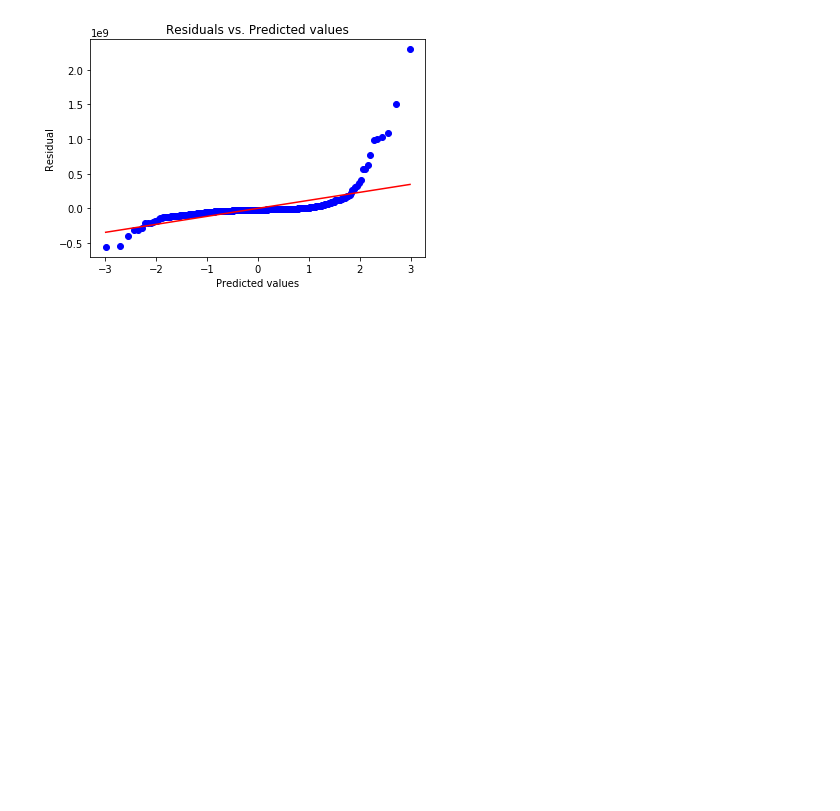
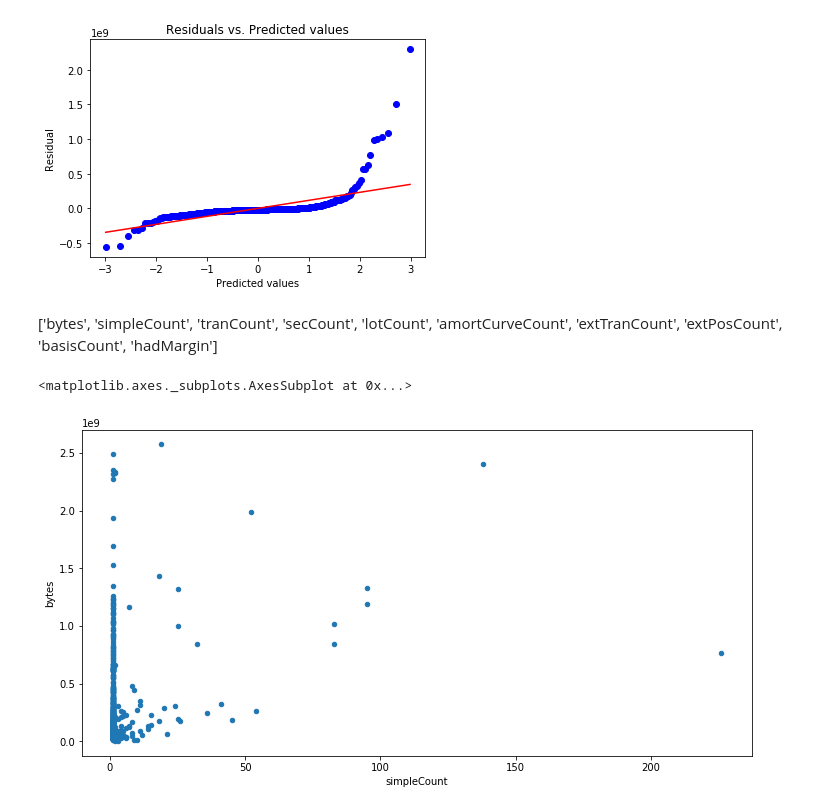
Before and after one commit to ThomIves/PurePythonClustering, a Jupyter notebook: Clearwater Memory Issue.ipynb, the cells around one changed output. Saved outputs shown, nothing was run; the diff lists cells and outputs as text; code cells hidden in the pictures; blank space fills up the shorter version.

```diff
--- a/Clearwater Memory Issue.ipynb
+++ b/Clearwater Memory Issue.ipynb
@@ -1042,3 +1042,10 @@ resid_plot(Y_test, Y_pred, algo)
 resid_qq(Y_test, Y_pred) #, 'Least Squares')
 # %% [output]
 [figure]
+# %% [markdown]
+['bytes', 'simpleCount', 'tranCount', 'secCount', 'lotCount', 'amortCurveCount', 'extTranCount', 'extPosCount', 'basisCount', 'hadMargin']
+# %%
+df_full.plot.scatter(x='simpleCount', y='bytes',figsize=(12,6))
+# %% [output]
+<matplotlib.axes._subplots.AxesSubplot at 0x...>
+[figure, added]
```
Also changed, not shown: parts of 7 cells of this notebook.
